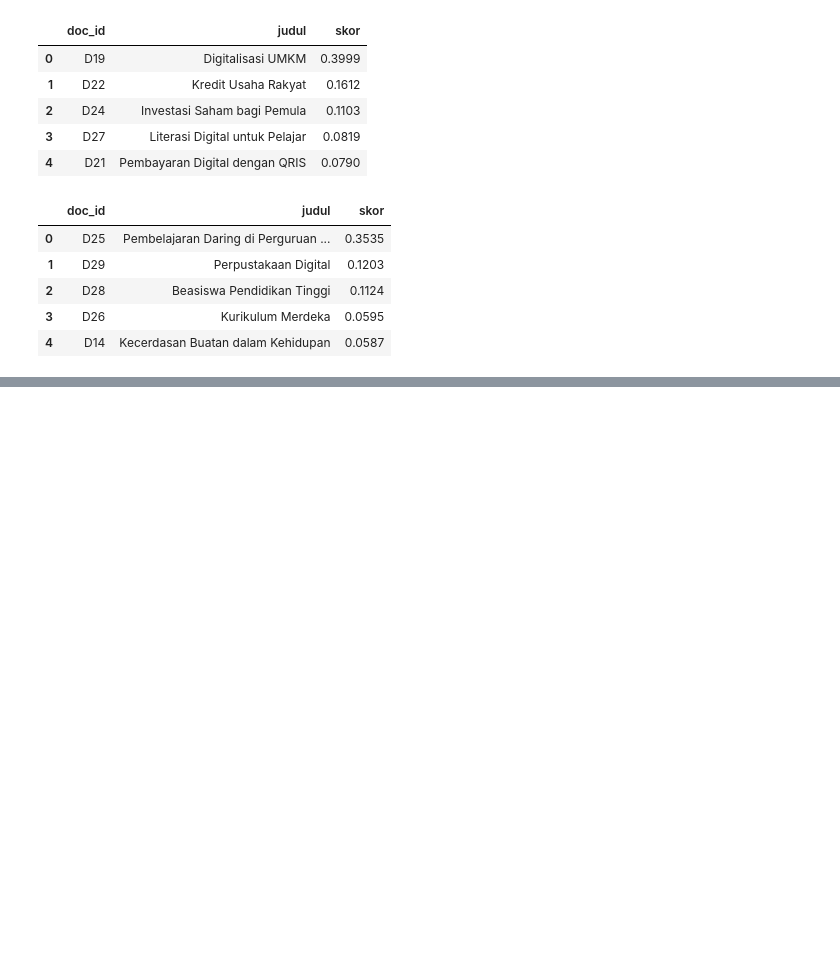
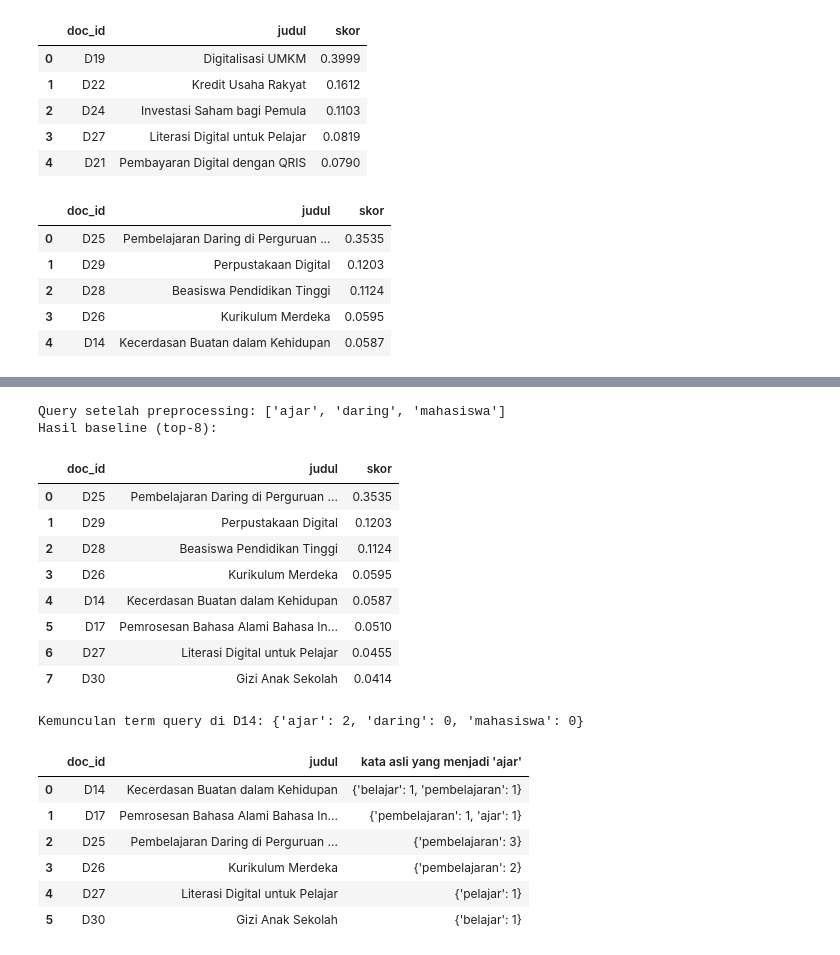
Before and after one commit to uccuuu/Project-STKI, a Jupyter notebook: notebooks/04_vsm_tfidf.ipynb, the cells around one changed output, grey strips where cells are left out. Saved outputs shown, nothing was run; the diff lists cells and outputs as text; code cells hidden in the pictures; blank space fills up the shorter version.

```diff
--- a/notebooks/04_vsm_tfidf.ipynb
+++ b/notebooks/04_vsm_tfidf.ipynb
@@ -154,0 +294,42 @@ cari("pembelajaran daring mahasiswa")
+# %%
+import re
+from collections import defaultdict
+from stki_utils import tokenize, stem
+
+q8 = "pembelajaran daring mahasiswa"
+q8_tokens = preprocess(q8)
+print("Query setelah preprocessing:", q8_tokens)
+print("Hasil baseline (top-8):")
+display(pd.DataFrame([(d, judul[d], round(s, 4)) for d, s in model.search(q8_tokens, k=8)],
+                     columns=["doc_id", "judul", "skor"]))
+
+# 1) Term query mana yang cocok di D14?
+print("Kemunculan term query di D14:", {t: Counter(docs["D14"])[t] for t in q8_tokens})
+
+# 2) Kata asli apa saja di korpus yang di-stem menjadi 'ajar'?
+rows = []
+for d, teks in corpus_texts().items():
+    asli = [w for w in tokenize(teks) if stem(w) == "ajar"]
+    if asli:
+        rows.append((d, judul[d], Counter(asli)))
+pd.DataFrame(rows, columns=["doc_id", "judul", "kata asli yang menjadi 'ajar'"])
+# %% [output]
+Query setelah preprocessing: ['ajar', 'daring', 'mahasiswa']
+Hasil baseline (top-8):
+|  | doc_id | judul | skor |
+| 0 | D25 | Pembelajaran Daring di Perguruan ... | 0.3535 |
+| 1 | D29 | Perpustakaan Digital | 0.1203 |
+| 2 | D28 | Beasiswa Pendidikan Tinggi | 0.1124 |
+| 3 | D26 | Kurikulum Merdeka | 0.0595 |
+| 4 | D14 | Kecerdasan Buatan dalam Kehidupan | 0.0587 |
+| 5 | D17 | Pemrosesan Bahasa Alami Bahasa In... | 0.0510 |
+| 6 | D27 | Literasi Digital untuk Pelajar | 0.0455 |
+| 7 | D30 | Gizi Anak Sekolah | 0.0414 |
+Kemunculan term query di D14: {'ajar': 2, 'daring': 0, 'mahasiswa': 0}
+|  | doc_id | judul | kata asli yang menjadi 'ajar' |
+| 0 | D14 | Kecerdasan Buatan dalam Kehidupan | {'belajar': 1, 'pembelajaran': 1} |
+| 1 | D17 | Pemrosesan Bahasa Alami Bahasa In... | {'pembelajaran': 1, 'ajar': 1} |
+| 2 | D25 | Pembelajaran Daring di Perguruan ... | {'pembelajaran': 3} |
+| 3 | D26 | Kurikulum Merdeka | {'pembelajaran': 2} |
+| 4 | D27 | Literasi Digital untuk Pelajar | {'pelajar': 1} |
+| 5 | D30 | Gizi Anak Sekolah | {'belajar': 1} |
```
Also changed, not shown: parts of 16 cells of this notebook.
